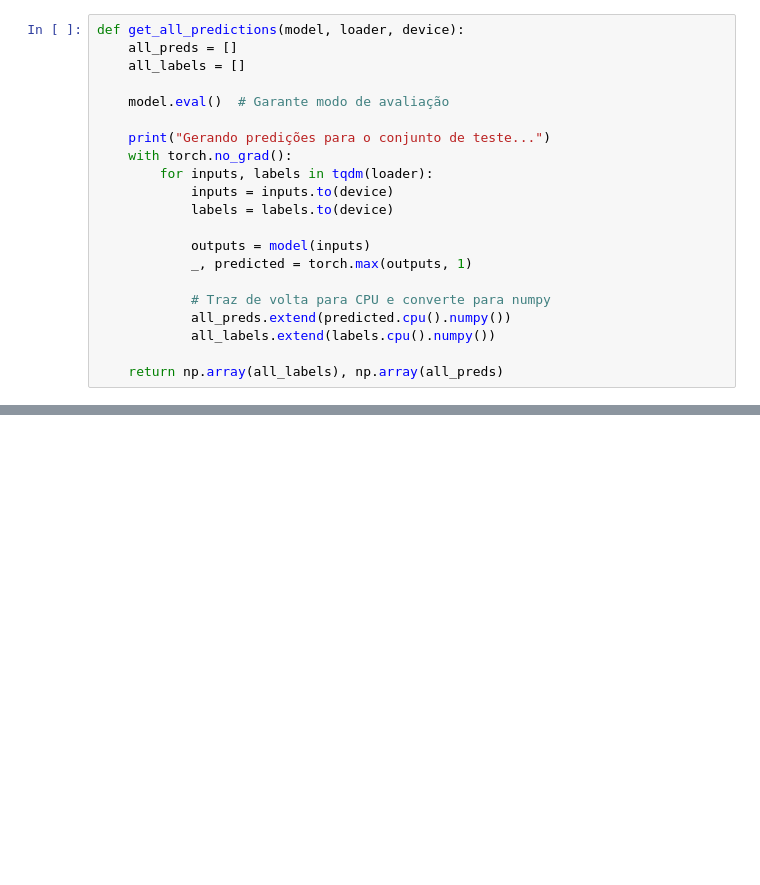
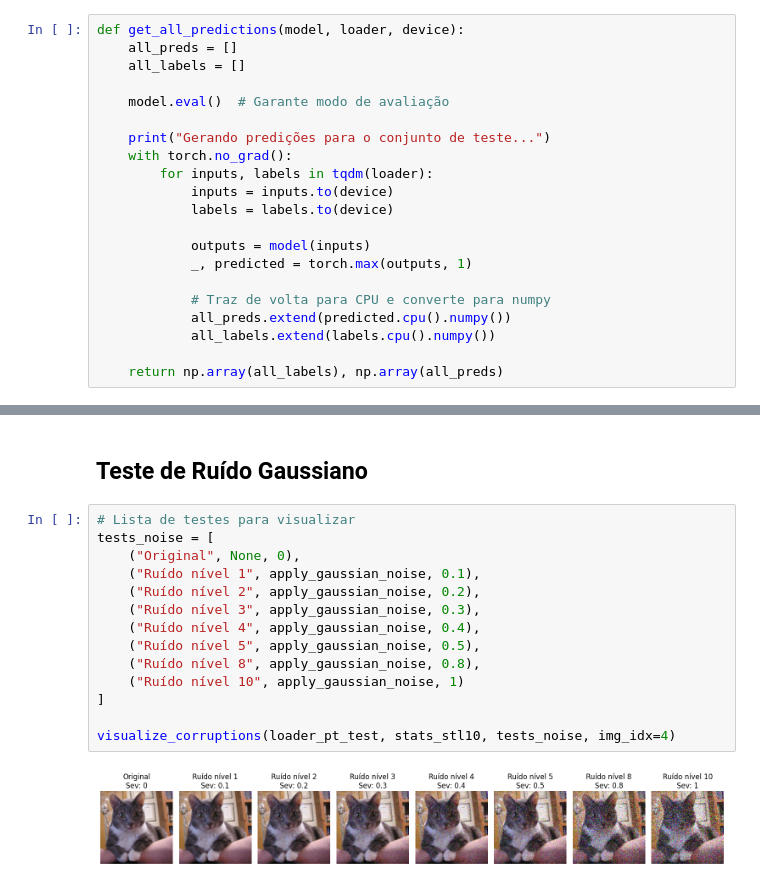
Before and after one commit to JVMergulho/resnet_robustness_analysis, a Jupyter notebook: robustness_analysis.ipynb, the cells around one changed output, grey strips where cells are left out. Saved outputs shown, nothing was run; the diff lists cells and outputs as text; blank space fills up the shorter version.

```diff
--- a/robustness_analysis.ipynb
+++ b/robustness_analysis.ipynb
@@ -113,0 +440,18 @@ KeyboardInterrupt:
+# %% [markdown]
+## Teste de Ruído Gaussiano
+# %%
+# Lista de testes para visualizar
+tests_noise = [
+    ("Original", None, 0),
+    ("Ruído nível 1", apply_gaussian_noise, 0.1),
+    ("Ruído nível 2", apply_gaussian_noise, 0.2),
+    ("Ruído nível 3", apply_gaussian_noise, 0.3),
+    ("Ruído nível 4", apply_gaussian_noise, 0.4),
+    ("Ruído nível 5", apply_gaussian_noise, 0.5),
+    ("Ruído nível 8", apply_gaussian_noise, 0.8),
+    ("Ruído nível 10", apply_gaussian_noise, 1)
+]
+
+visualize_corruptions(loader_pt_test, stats_stl10, tests_noise, img_idx=4)
+# %% [output]
+[figure, added]
```
Also changed, not shown: parts of 32 cells of this notebook, 9 other files.
